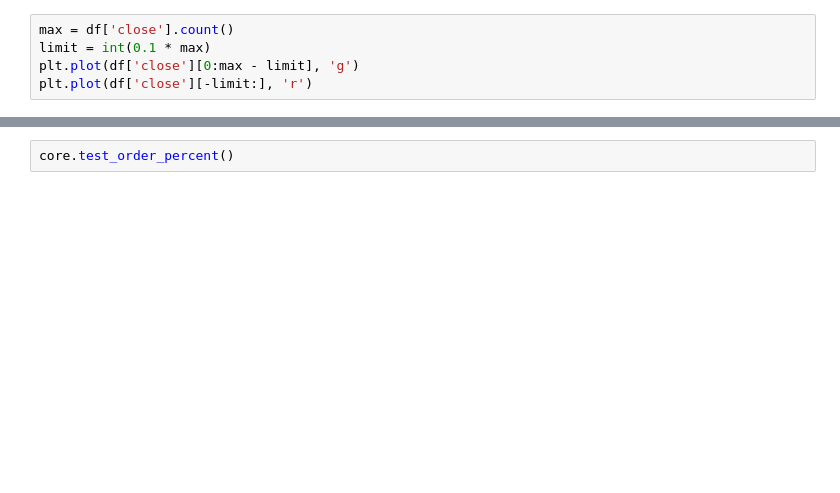
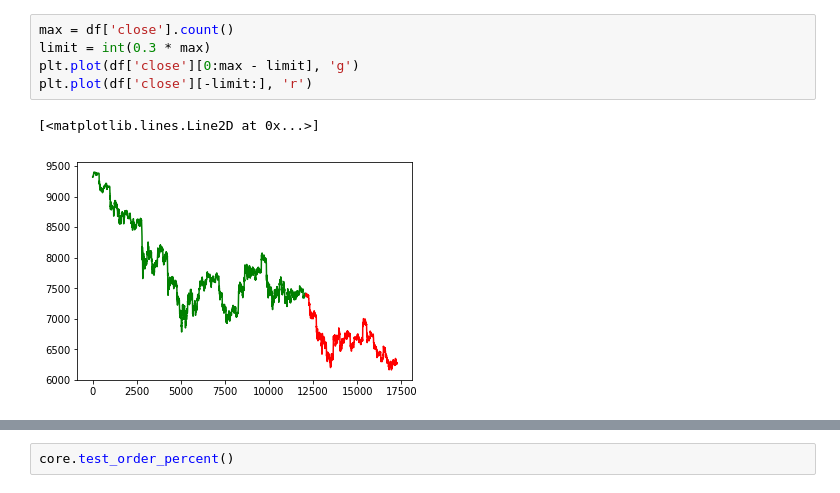
Before and after one commit to scristofari/bitcoin-challenge, a Jupyter notebook: BitCoin Challenge.ipynb, the cells around one changed output, grey strips where cells are left out. Drawn from its saved outputs; the diff is of its cells as text; blank space fills up the shorter version.

```diff
--- a/BitCoin Challenge.ipynb
+++ b/BitCoin Challenge.ipynb
@@ -30,7 +46,10 @@ plt.plot(df['close'], 'b')
 # %%
 max = df['close'].count()
-limit = int(0.1 * max)
+limit = int(0.3 * max)
 plt.plot(df['close'][0:max - limit], 'g')
 plt.plot(df['close'][-limit:], 'r')
+# %% [output]
+[<matplotlib.lines.Line2D at 0x...>]
+[figure, added]
 # %%
 df.hist(figsize=(10,10))
```
Also changed, not shown: parts of 11 cells of this notebook, 6 other files.
